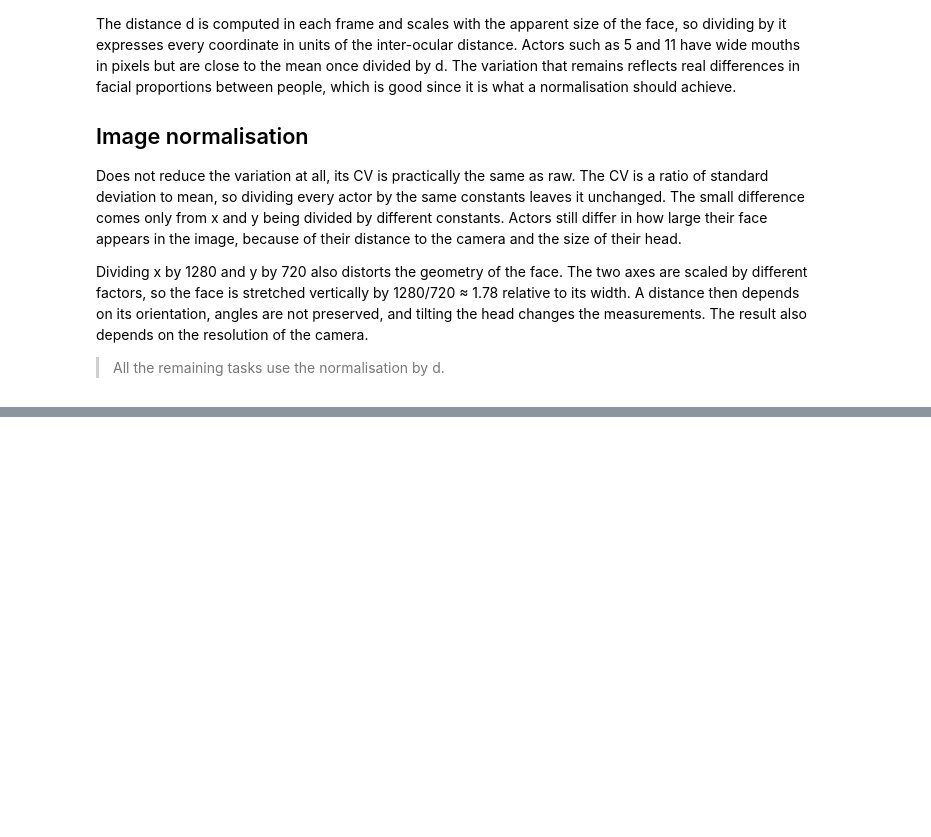
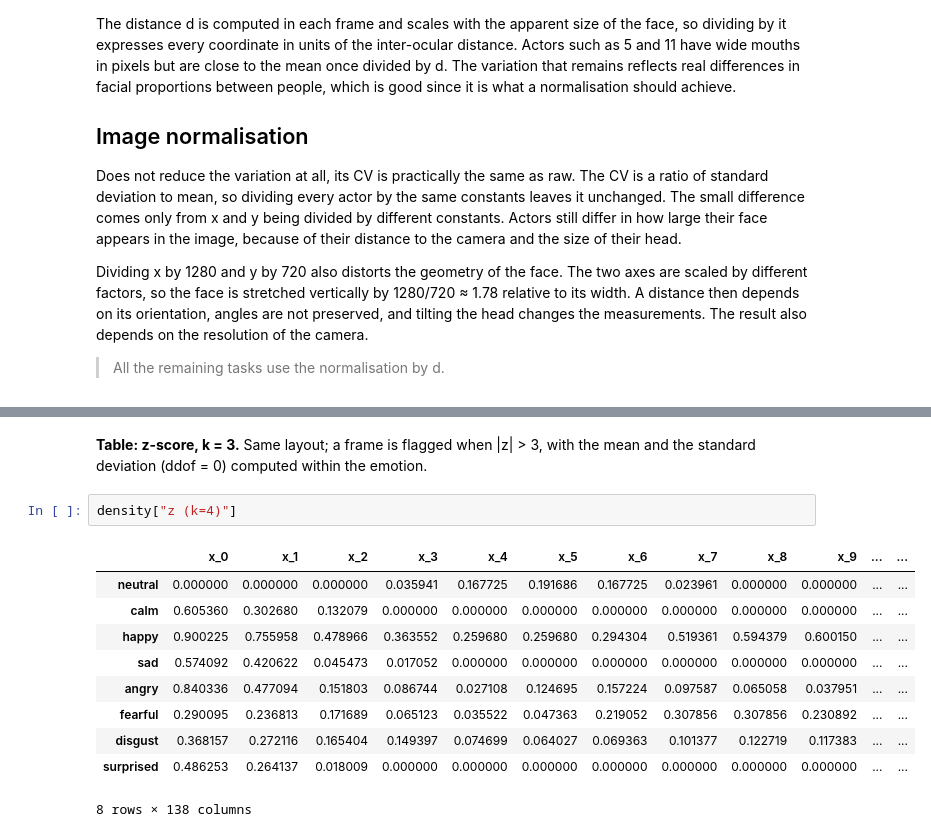
Before and after one commit to migasantunes/Emotion_Recognition, a Jupyter notebook: notebooks/02_quality.ipynb, the cells around one changed output, grey strips where cells are left out. Saved outputs shown, nothing was run; the diff lists cells and outputs as text; blank space fills up the shorter version.

```diff
--- a/notebooks/02_quality.ipynb
+++ b/notebooks/02_quality.ipynb
@@ -197,0 +270,15 @@ A distance then depends on its orientation, angles are not preserved, and tiltin
+# %% [markdown]
+**Table: z-score, k = 3.** Same layout; a frame is flagged when |z| > 3, with the mean and the standard deviation (ddof = 0) computed within the emotion.
+# %%
+density["z (k=4)"]
+# %% [output]
+|  | x_0 | x_1 | x_2 | x_3 | x_4 | x_5 | x_6 | x_7 | x_8 | x_9 | ... | ... |
+| neutral | 0.000000 | 0.000000 | 0.000000 | 0.035941 | 0.167725 | 0.191686 | 0.167725 | 0.023961 | 0.000000 | 0.000000 | ... | ... |
+| calm | 0.605360 | 0.302680 | 0.132079 | 0.000000 | 0.000000 | 0.000000 | 0.000000 | 0.000000 | 0.000000 | 0.000000 | ... | ... |
+| happy | 0.900225 | 0.755958 | 0.478966 | 0.363552 | 0.259680 | 0.259680 | 0.294304 | 0.519361 | 0.594379 | 0.600150 | ... | ... |
+| sad | 0.574092 | 0.420622 | 0.045473 | 0.017052 | 0.000000 | 0.000000 | 0.000000 | 0.000000 | 0.000000 | 0.000000 | ... | ... |
+| angry | 0.840336 | 0.477094 | 0.151803 | 0.086744 | 0.027108 | 0.124695 | 0.157224 | 0.097587 | 0.065058 | 0.037951 | ... | ... |
+| fearful | 0.290095 | 0.236813 | 0.171689 | 0.065123 | 0.035522 | 0.047363 | 0.219052 | 0.307856 | 0.307856 | 0.230892 | ... | ... |
+| disgust | 0.368157 | 0.272116 | 0.165404 | 0.149397 | 0.074699 | 0.064027 | 0.069363 | 0.101377 | 0.122719 | 0.117383 | ... | ... |
+| surprised | 0.486253 | 0.264137 | 0.018009 | 0.000000 | 0.000000 | 0.000000 | 0.000000 | 0.000000 | 0.000000 | 0.000000 | ... | ... |
+8 rows × 138 columns
```
Also changed, not shown: parts of 15 cells of this notebook, 2 other files.
